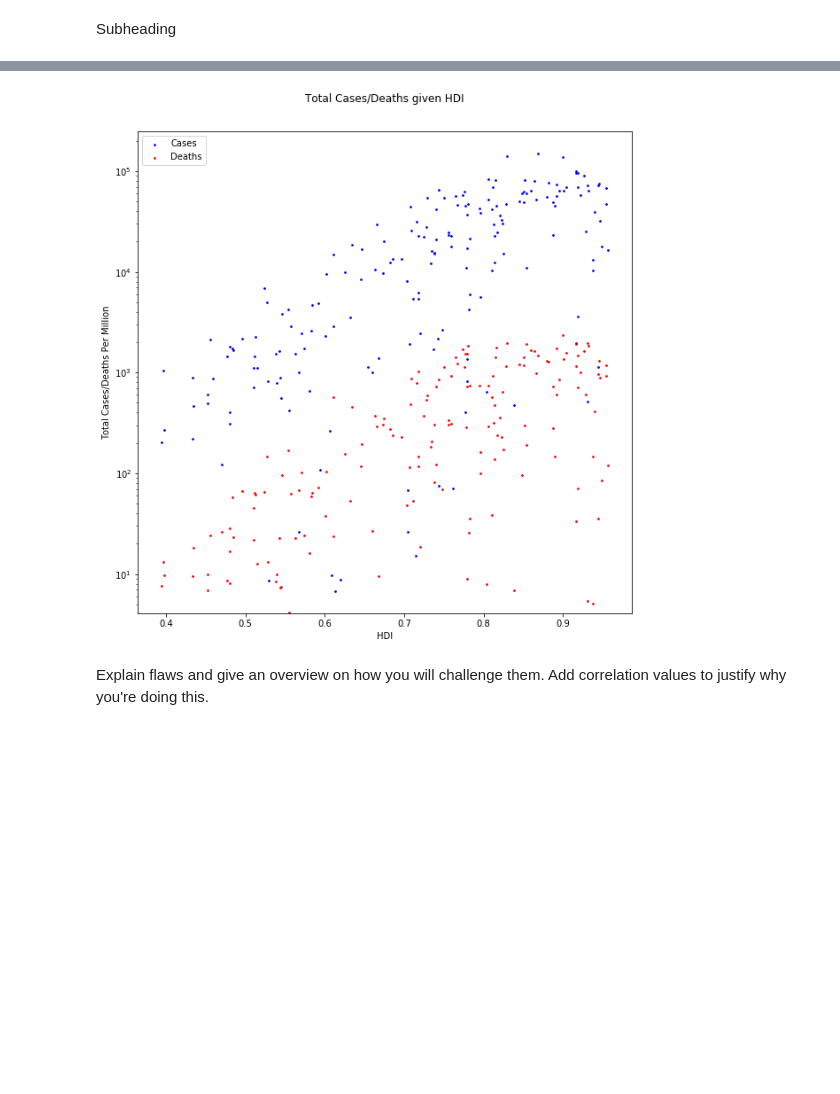
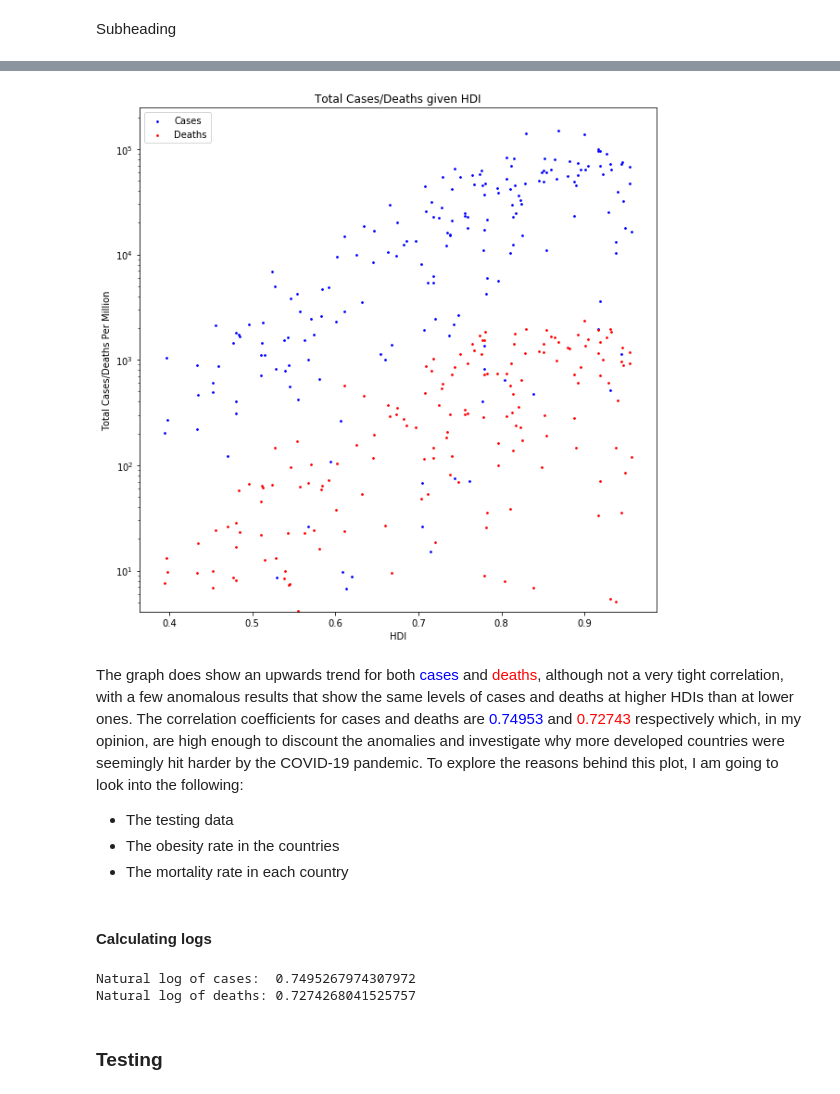
Before and after one commit to hb612/p4_mini_project, a Jupyter notebook: p4_mini_project.ipynb, the cells around one changed output, grey strips where cells are left out. Drawn from its saved outputs; the diff is of its cells as text; code cells hidden in the pictures; blank space fills up the shorter version.

Commit message:
Session 3
Added a lot of the markdown text and a few final plots.

```diff
--- a/p4_mini_project.ipynb
+++ b/p4_mini_project.ipynb
@@ -18,26 +18,41 @@ Introduce plot
 # %%
 df = pd.read_csv("owid-covid-data.csv")
 # %%
-df2 = df[["total_tests","iso_code","location","date","total_cases_per_million","total_cases","total_deaths","total_deaths_per_million","human_development_index","population"]]
+df2 = df[["total_tests","iso_code","location","date","total_cases_per_million","total_cases",
+          "total_deaths","total_deaths_per_million","human_development_index","population"]]
 dfHDI = df2.loc[df['date'] == "2021-03-23"]
 dfHDI = dfHDI.drop([798,4023,23782,24208,50944,52164,64162,75743])
 dfHDI = dfHDI.reset_index()
 x = dfHDI['human_development_index']
 y1 = dfHDI['total_cases_per_million']
 y2 = dfHDI['total_deaths_per_million']
 fig1 = plt.figure(figsize = (10, 10))
 ax1 = fig1.add_subplot()
-plt.scatter(x, y1, s=3, alpha=1, c="b")
-plt.scatter(x, y2, s=3, alpha=1, c="r")
+plt.scatter(x, y1, s = 3, alpha=1, c="b")
+plt.scatter(x, y2, s = 3, alpha=1, c="r")
 ax1.set_yscale('log')
 plt.yticks(fontsize = 10)
 plt.xticks(fontsize = 10)
 plt.ylabel("Total Cases/Deaths Per Million")
 plt.xlabel("HDI")
-plt.title("Total Cases/Deaths given HDI", fontsize = 12, y = 1.05)
+plt.title("Total Cases/Deaths given HDI", fontsize = 12)
 plt.legend((("Cases"), ("Deaths")), loc = "upper left", fontsize = 10)
-plt.show()
+plt.show();
 # %% [output]
-[figure, old version]
+[figure, new version]
-# %% [markdown]
-Explain flaws and give an overview on how you will challenge them. Add correlation values to justify why you're doing this.
+# %% [markdown]
+The graph does show an upwards trend for both <font color=blue>cases</font> and <font color=red>deaths</font>, although not a very tight correlation, with a few anomalous results that show the same levels of cases and deaths at higher HDIs than at lower ones. The correlation coefficients for cases and deaths are <font color=blue>0.74953</font> and <font color=red>0.72743</font> respectively which, in my opinion, are high enough to discount the anomalies and investigate why more developed countries were seemingly hit harder by the COVID-19 pandemic.
+To explore the reasons behind this plot, I am going to look into the following:
+- The testing data
+- The obesity rate in the countries
+- The mortality rate in each country
+# %% [markdown]
+#### Calculating logs
+# %%
+print("Natural log of cases: ",np.log(dfHDI['total_cases_per_million']).corr(dfHDI['total_cases_per_million']))
+print("Natural log of deaths:",np.log(dfHDI['total_deaths_per_million']).corr(dfHDI['total_cases_per_million']))
+# %% [output]
+Natural log of cases:  0.7495267974307972
+Natural log of deaths: 0.7274268041525757
+# %% [markdown]
+### Testing
```
Also changed, not shown: parts of 17 cells of this notebook.
